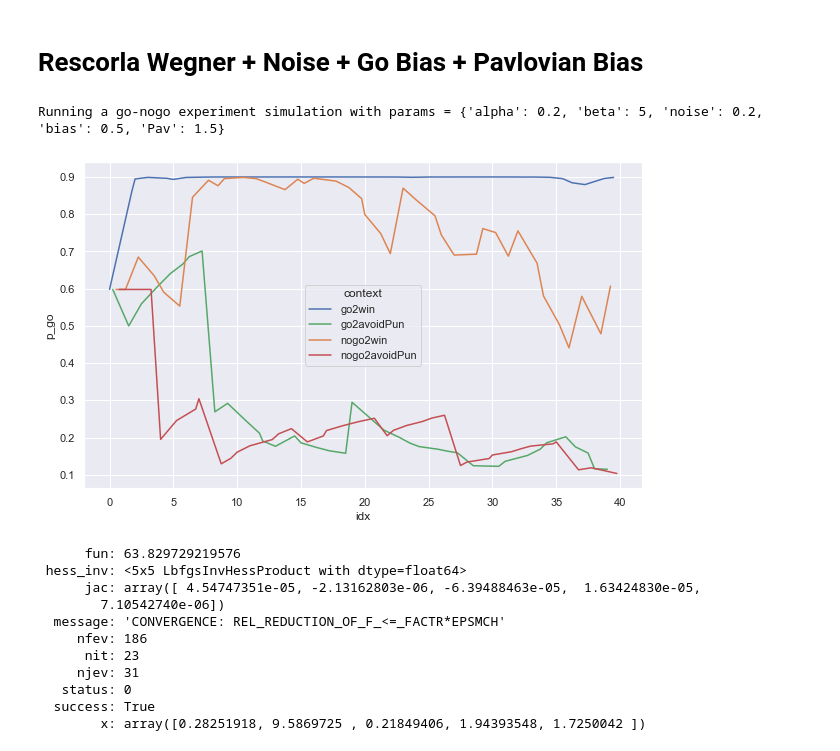
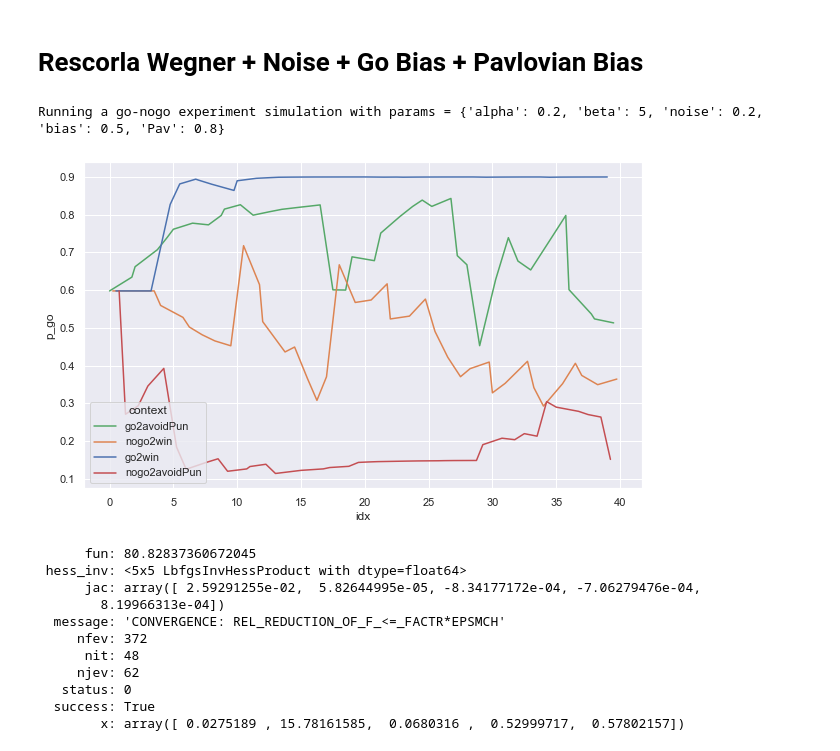
Before and after one commit to Sepsad/Go-noGo-modelling, a Jupyter notebook: simulation_experiment.ipynb, the cells around one changed output. Drawn from its saved outputs; the diff is of its cells as text; code cells hidden in the pictures.

```diff
--- a/simulation_experiment.ipynb
+++ b/simulation_experiment.ipynb
@@ -109,18 +110,18 @@ max_likelihood.fit_model()
 # %% [markdown]
 # Rescorla Wegner + Noise + Go Bias + Pavlovian Bias
 # %%
-df = run_experiment(bandit, n_runs=40, params={'alpha': 0.2, 'beta': 5, 'noise': 0.2, 'bias': 0.5, 'Pav': 1.5})
+df = run_experiment(bandit, n_runs=40, params={'alpha': 0.2, 'beta': 5, 'noise': 0.2, 'bias': 0.5, 'Pav': 0.8})
 df['idx'] = df.index / 4
 palette ={"go2win": "C0", "nogo2win": "C1", "go2avoidPun": "C2", "nogo2avoidPun": "C3"}
 plt.figure(figsize=(10,6))
 ax = sns.lineplot(x="idx", y="p_go",
              hue="context",
              data=df, palette=palette)
 
 df.rename(columns={'context': 'stimulus'}, inplace=True)
 # %% [output]
-Running a go-nogo experiment simulation with params = {'alpha': 0.2, 'beta': 5, 'noise': 0.2, 'bias': 0.5, 'Pav': 1.5}
+Running a go-nogo experiment simulation with params = {'alpha': 0.2, 'beta': 5, 'noise': 0.2, 'bias': 0.5, 'Pav': 0.8}
-[figure, old version]
+[figure, new version]
 # %%
 from fitting import ML
 
@@ -128,14 +129,14 @@ max_likelihood = ML(df, optimization_method='L-BFGS-B', model_type='RW+noise+bia
 
 max_likelihood.fit_model()
 # %% [output]
-      fun: 63.829729219576
+      fun: 80.82837360672045
  hess_inv: <5x5 LbfgsInvHessProduct with dtype=float64>
-      jac: array([ 4.54747351e-05, -2.13162803e-06, -6.39488463e-05,  1.63424830e-05,
-        7.10542740e-06])
+      jac: array([ 2.59291255e-02,  5.82644995e-05, -8.34177172e-04, -7.06279476e-04,
+        8.19966313e-04])
   message: 'CONVERGENCE: REL_REDUCTION_OF_F_<=_FACTR*EPSMCH'
-     nfev: 186
-      nit: 23
-     njev: 31
+     nfev: 372
+      nit: 48
+     njev: 62
    status: 0
   success: True
-        x: array([0.28251918, 9.5869725 , 0.21849406, 1.94393548, 1.7250042 ])
+        x: array([ 0.0275189 , 15.78161585,  0.0680316 ,  0.52999717,  0.57802157])
```
Also changed, not shown: parts of 6 cells of this notebook, 1 other file.
